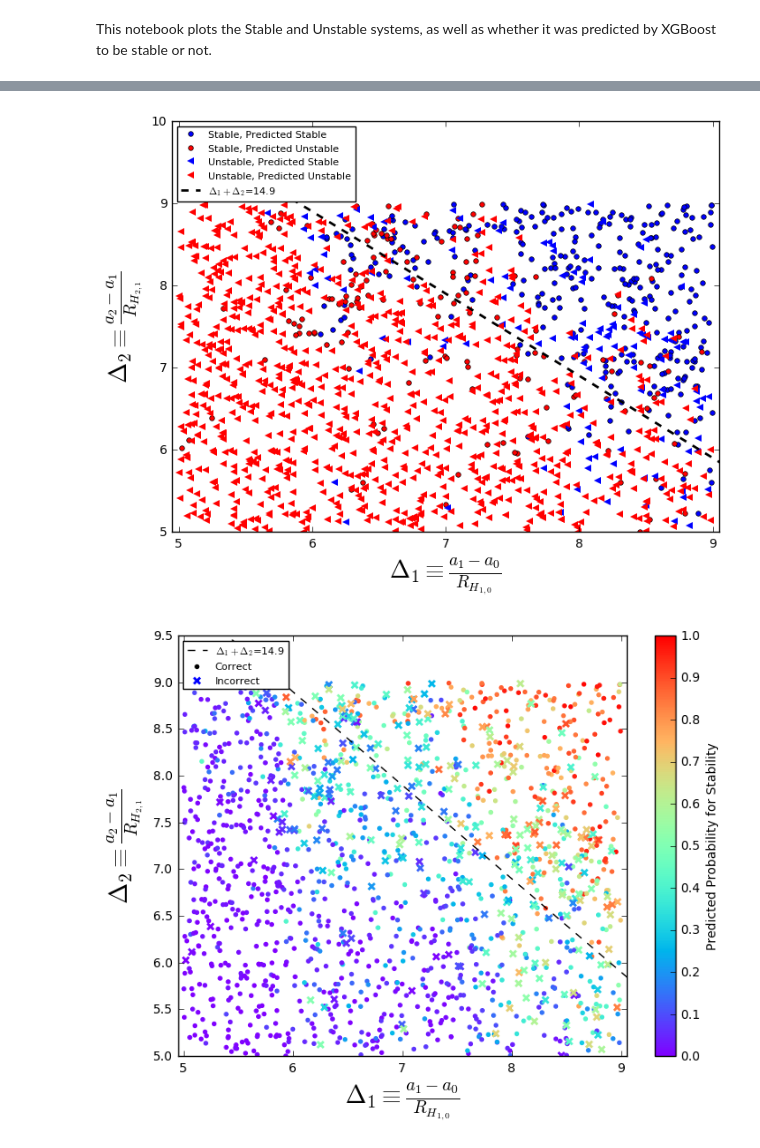
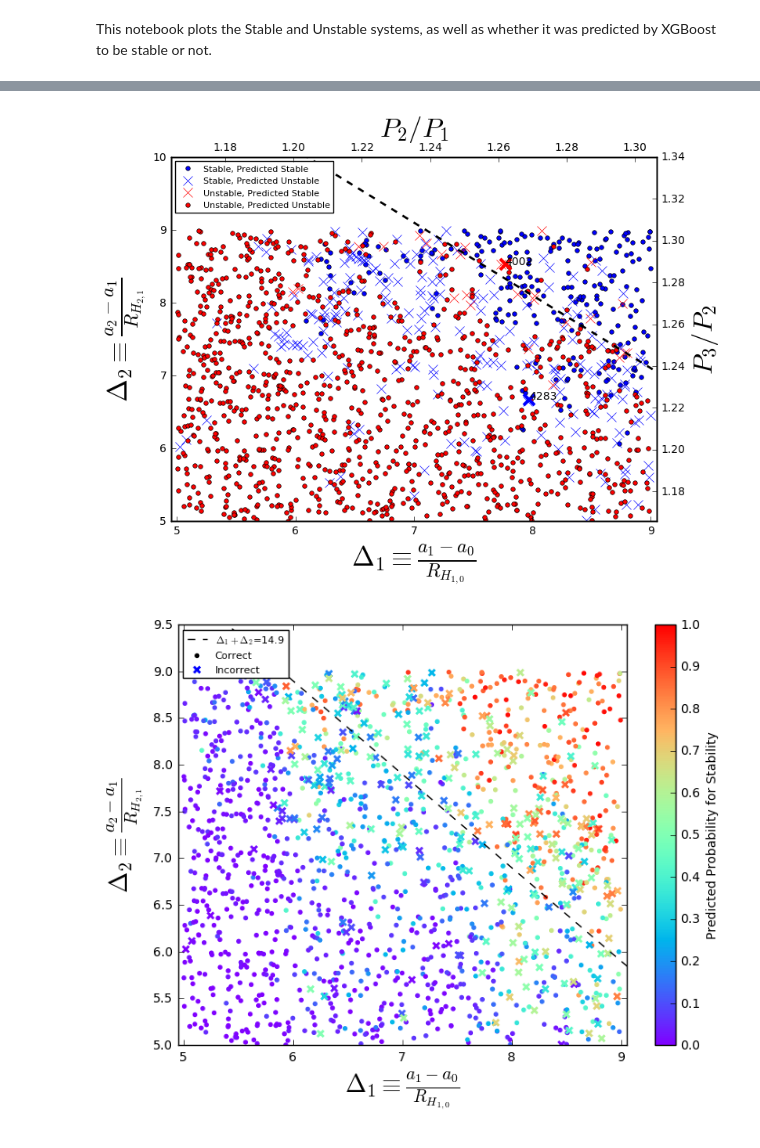
Before and after one commit to dtamayo/Stability, a Jupyter notebook: Analysis/plot_systems.ipynb, the cells around one changed output, grey strips where cells are left out. Cells and saved outputs as stored; diff of their text form; code cells hidden in the pictures.

Commit message:
figures

```diff
--- a/Analysis/plot_systems.ipynb
+++ b/Analysis/plot_systems.ipynb
@@ -11,3 +9,6 @@ data = pd.read_csv("../data/ari.csv",header=0)
+# %%
+#This is the old data from Diana's model, i.e. not including short orbit integrations
+data = pd.read_csv("ari.csv",header=0)
 # %%
 data.head()
 # %% [output]
@@ -20,31 +21,58 @@ data.head()
 # %%
-RHThresh = 14.9
-XGBThresh = 0.45
+RHThresh = 16.1
+XGBThresh = 0.785
 Stable = data[data["Stable"]==True]
 Unstable = data[data["Stable"]==False]
 # %%
+#highlight 4002, 4283
+
+xaxis = "daOverRH1"
+yaxis = "daOverRH2"
+fontsize=25
+
 fig, axes = plt.subplots(figsize=(8,6))
 stable_pred_color="Blue"
 unstable_pred_color="Red"
-axes.plot(Stable["daOverRH1"].loc[Stable["predprob"]>XGBThresh],Stable["daOverRH2"].loc[Stable["predprob"]>XGBThresh],marker="o",markersize=4,color=stable_pred_color,linestyle="None",label="Stable, Predicted Stable")
-axes.plot(Stable["daOverRH1"].loc[Stable["predprob"]<=XGBThresh],Stable["daOverRH2"].loc[Stable["predprob"]<=XGBThresh],marker="o",markersize=4,color=unstable_pred_color,linestyle="None",label="Stable, Predicted Unstable")
-axes.plot(Unstable["daOverRH1"].loc[Unstable["predprob"]>XGBThresh],Unstable["daOverRH2"].loc[Unstable["predprob"]>XGBThresh],marker="<",markersize=6,mew=0,color=stable_pred_color,linestyle="None",label="Unstable, Predicted Stable")
-axes.plot(Unstable["daOverRH1"].loc[Unstable["predprob"]<=XGBThresh],Unstable["daOverRH2"].loc[Unstable["predprob"]<=XGBThresh],marker="<",markersize=6,mew=0,color=unstable_pred_color,linestyle="None",label="Unstable, Predicted Unstable")
-
-axes.set_ylim([5,10])
-axes.set_xlim([4.95,9.05])
-axes.set_xlabel(r"$ \Delta_1 \equiv \frac{a_1 - a_0}{R_{H_{1,0}}}$", fontsize=20)
-axes.set_ylabel(r"$ \Delta_2 \equiv \frac{a_2 - a_1}{R_{H_{2,1}}}$", fontsize=20)
+axes.plot(Stable[xaxis].loc[Stable["predprob"]>XGBThresh],Stable[yaxis].loc[Stable["predprob"]>XGBThresh],marker="o",markersize=4,color=stable_pred_color,linestyle="None",label="Stable, Predicted Stable")
+axes.plot(Stable[xaxis].loc[Stable["predprob"]<=XGBThresh],Stable[yaxis].loc[Stable["predprob"]<=XGBThresh],marker="x",markersize=8,color=stable_pred_color,linestyle="None",label="Stable, Predicted Unstable")
+axes.plot(Unstable[xaxis].loc[Unstable["predprob"]>XGBThresh],Unstable[yaxis].loc[Unstable["predprob"]>XGBThresh],marker="x",markersize=8,color=unstable_pred_color,linestyle="None",label="Unstable, Predicted Stable")
+axes.plot(Unstable[xaxis].loc[Unstable["predprob"]<=XGBThresh],Unstable[yaxis].loc[Unstable["predprob"]<=XGBThresh],marker="o",markersize=4,color=unstable_pred_color,linestyle="None",label="Unstable, Predicted Unstable")
+miny,maxy,minx,maxx = 5,10,4.95,9.05
+axes.set_ylim([miny,maxy])
+axes.set_xlim([minx,maxx])
+axes.set_xlabel(r"$ \Delta_1 \equiv \frac{a_1 - a_0}{R_{H_{1,0}}}$", fontsize=fontsize)
+axes.set_ylabel(r"$ \Delta_2 \equiv \frac{a_2 - a_1}{R_{H_{2,1}}}$", fontsize=fontsize)
+leg = axes.legend(loc="upper left",numpoints=1,fontsize=8,scatterpoints=1)
 
 #Lissauer et al. (2011)
 x = np.arange(5,9.5,0.1)
 axes.plot(x,RHThresh-x, 'k--', lw=2, label='$\Delta_1 + \Delta_2$=%.1f'%RHThresh)
 
-leg = axes.legend(loc="upper left",numpoints=1,fontsize=8,scatterpoints=1)
+#add labels for sim_id=4002 and 4283
+sim_ids = [4002,4283]
+plot_colors = ['red','blue']
+xy = zip(data)
+for i,ids in enumerate(sim_ids):
+    xy = [data.loc[data["Sim_ID"]==ids,xaxis],data.loc[data["Sim_ID"]==ids,yaxis]]
+    plt.plot(xy[0],xy[1],marker='x',color=plot_colors[i],mew=3, ms=10, label='')
+    plt.annotate('%d' % ids, xy=xy, textcoords='data')
 
-plt.savefig("../data/ari_twocolor.pdf")
+#second axes
+axes2 = axes.twinx()
+mn, mx = axes2.get_ylim()
+lowx,highx,lowy,highy = (0.021544*minx+1)**1.5, (0.021544*maxx+1)**1.5, (0.021544*miny+1)**1.5, (0.021544*maxy+1)**1.5
+axes2.set_ylim(lowy,highy)
+axes2.set_ylabel('$P_3/P_2$', fontsize=fontsize)
+
+axes3 = axes.twiny()
+mn, mx = axes2.get_xlim()
+axes3.set_xlim(lowx,highx)
+axes3.set_xlabel('$P_2/P_1$', fontsize=fontsize)
+
+axes.plot()
+plt.savefig("DianaModel_predictions.pdf")
 # %% [output]
-[figure, old version]
+[figure, new version]
 # %%
 fig, axes = plt.subplots(figsize=(8,6))
 
```
Also changed, not shown: parts of 3 cells of this notebook, 2 other files.
